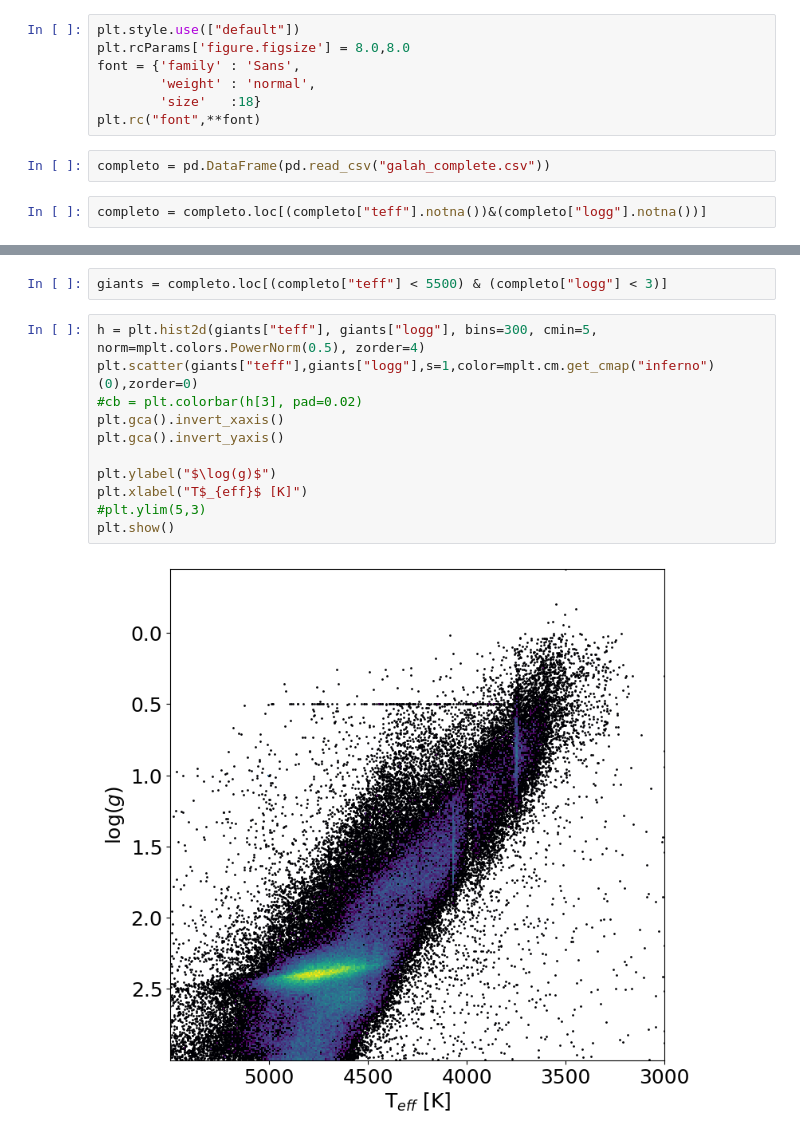
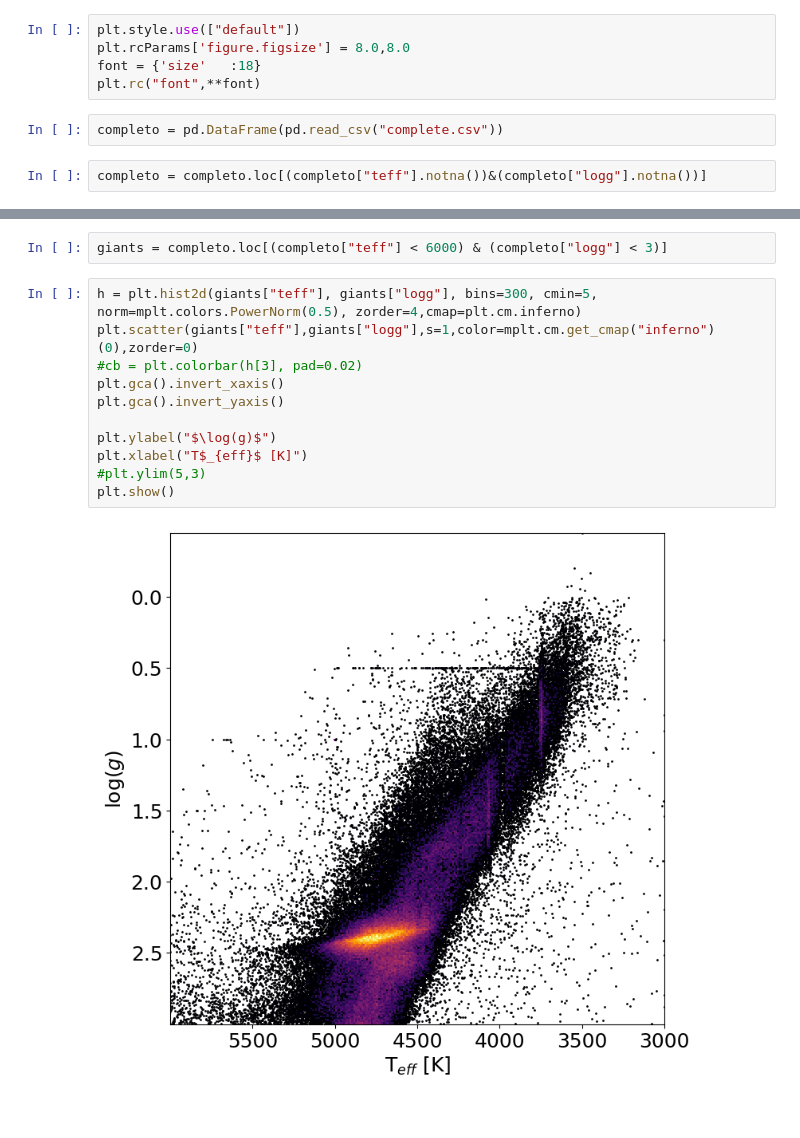
Before and after one commit to rodrigo1889/Gaia-Enceladus-Sausage, a Jupyter notebook: HR.ipynb, the cells around one changed output, grey strips where cells are left out. Cells and saved outputs as stored; diff of their text form.

```diff
--- a/HR.ipynb
+++ b/HR.ipynb
@@ -11,11 +12,9 @@ import matplotlib as mplt
 # %%
 plt.style.use(["default"])
 plt.rcParams['figure.figsize'] = 8.0,8.0
-font = {'family' : 'Sans',
-        'weight' : 'normal',
-        'size'   :18}
+font = {'size'   :18}
 plt.rc("font",**font)
 # %%
-completo = pd.DataFrame(pd.read_csv("galah_complete.csv"))
+completo = pd.DataFrame(pd.read_csv("complete.csv"))
 # %%
 completo = completo.loc[(completo["teff"].notna())&(completo["logg"].notna())]
@@ -39,18 +34,18 @@ plt.show()
 # %%
-giants = completo.loc[(completo["teff"] < 5500) & (completo["logg"] < 3)]
+giants = completo.loc[(completo["teff"] < 6000) & (completo["logg"] < 3)]
 # %%
-h = plt.hist2d(giants["teff"], giants["logg"], bins=300, cmin=5, norm=mplt.colors.PowerNorm(0.5), zorder=4)
+h = plt.hist2d(giants["teff"], giants["logg"], bins=300, cmin=5, norm=mplt.colors.PowerNorm(0.5), zorder=4,cmap=plt.cm.inferno)
 plt.scatter(giants["teff"],giants["logg"],s=1,color=mplt.cm.get_cmap("inferno")(0),zorder=0)
 #cb = plt.colorbar(h[3], pad=0.02)
 plt.gca().invert_xaxis()
 plt.gca().invert_yaxis()
 
 plt.ylabel("$\log(g)$")
 plt.xlabel("T$_{eff}$ [K]")
 #plt.ylim(5,3)
 plt.show()
 # %% [output]
-[figure, old version]
+[figure, new version]
 # %%
 h = plt.hist2d(completo["teff"], completo["logg"], bins=500, cmin=5, norm=mplt.colors.PowerNorm(0.5), zorder=4,cmap=plt.cm.inferno)
 plt.scatter(completo["teff"],completo["logg"],s=1,color=mplt.cm.get_cmap("inferno")(0),zorder=0)
```
Also changed, not shown: parts of 4 cells of this notebook, 1 other file.
